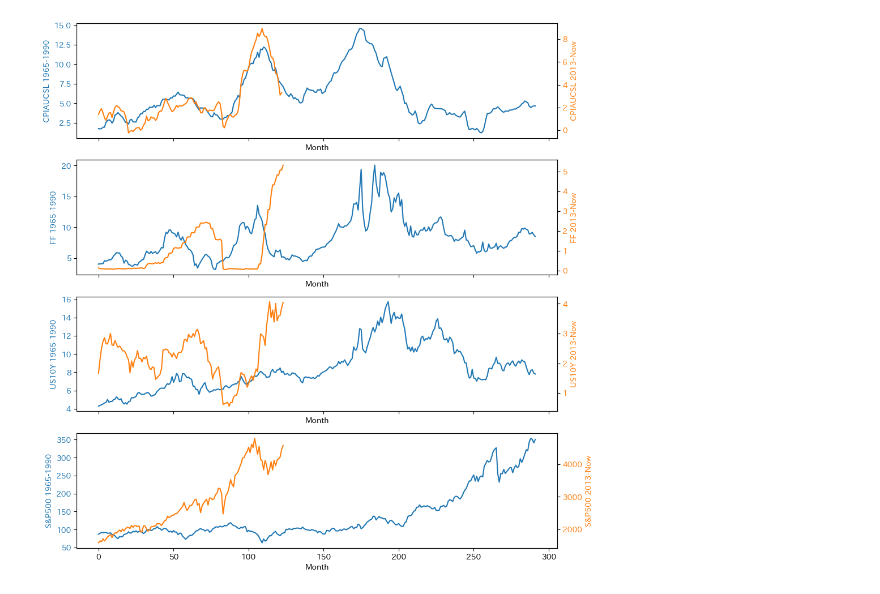
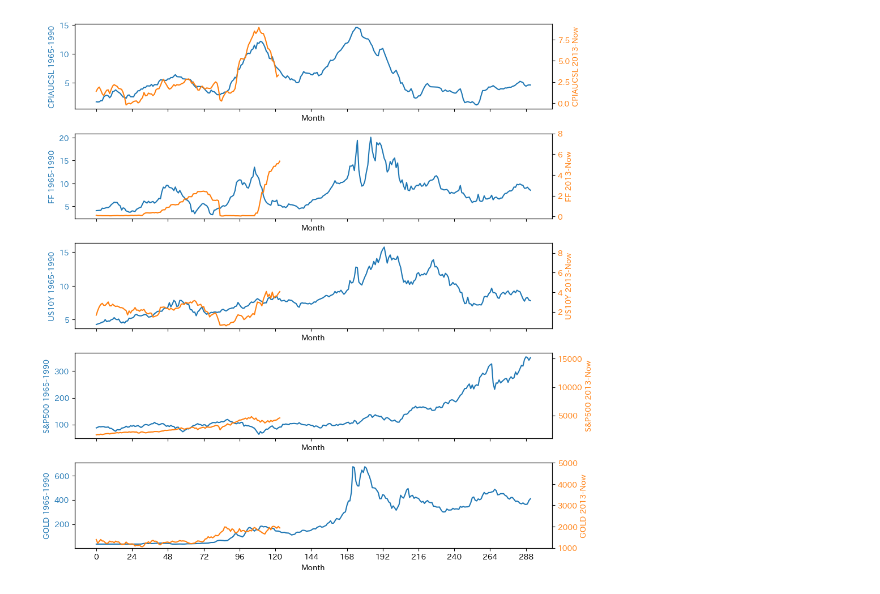
Before and after one commit to pingu342/python-finance, a Jupyter notebook: inflation.ipynb, the cells around one changed output. Cells and saved outputs as stored; diff of their text form; code cells hidden in the pictures.

Commit message:
GOLD

```diff
--- a/inflation.ipynb
+++ b/inflation.ipynb
@@ -58,9 +61,26 @@ data_spx_c21 = data[c21_start_date:]
 
 data_range_spx_c20 = range(len(data_spx_c20))
 data_range_spx_c21 = range(len(data_spx_c21))
+# %%
+# GOLDデータ
+data=pd.read_csv('data/data_csv.csv', sep=',',index_col='date',parse_dates=True)
+data = data.resample('M').first()
+
+# データを切り出す
+data_gold_c20 = data[c20_start_date:c20_end_date]
+data_range_gold_c20 = range(len(data_gold_c20))
+
+data=pd.read_csv('data/Gold Futures Historical Data.csv', sep=',',index_col='Date',parse_dates=True)
+data = data.resample('M').first()
+
+data['Price'] = data['Price'].str.replace(',', '').astype(float)
+
+# データを切り出す
+data_gold_c21 = data[c21_start_date:]
+data_range_gold_c21 = range(len(data_gold_c21))
 # %%
 # グラフを描画
-fig, (ax1, ax3, ax5, ax7) = plt.subplots(4, 1, figsize=(10, 10), sharex=True)
+fig, (ax1, ax3, ax5, ax7, ax9) = plt.subplots(5, 1, figsize=(10, 10), sharex=True)
 
 # 1965年からのCPIをプロット（左側のY軸）
 ax1.plot(data_range_cpi_c20, data_cpi_c20['CPIAUCSL_PC1'], label='1965-1990', color='tab:blue')
@@ -87,6 +107,7 @@ ax4 = ax3.twinx()
 
 # 2013年からのFFをプロット（右側のY軸）
 ax4.plot(data_range_ff_c21, data_ff_c21['FF'], label='2013-', color='tab:orange')
+ax4.set_ylim(-0.2, 8.0)
 ax4.set_ylabel('FF 2013-Now', color='tab:orange')
 ax4.tick_params(axis='y', labelcolor='tab:orange')
 
@@ -95,31 +116,49 @@ ax5.plot(data_range_us10y_c20, data_us10y_c20['DGS10'], label='1965-1990', color
 ax5.set_xlabel('Month')
 ax5.set_ylabel('US10Y 1965-1990', color='tab:blue')
 ax5.tick_params(axis='y', labelcolor='tab:blue')
 
 # 右側のY軸を作成
 ax6 = ax5.twinx()
 
 # 2013年からのUS10Yをプロット（右側のY軸）
 ax6.plot(data_range_us10y_c21, data_us10y_c21['DGS10'], label='2013-', color='tab:orange')
+ax6.set_ylim(0.3, 9.0)
 ax6.set_ylabel('US10Y 2013-Now', color='tab:orange')
 ax6.tick_params(axis='y', labelcolor='tab:orange')
 
 # US10Yのグラフの下に、1965年からのS&P500をプロット（左側のY軸）
 ax7.plot(data_range_spx_c20, data_spx_c20['Close'], label='1965-1990', color='tab:blue')
 ax7.set_xlabel('Month')
 ax7.set_ylabel('S&P500 1965-1990', color='tab:blue')
 ax7.tick_params(axis='y', labelcolor='tab:blue')
 
 # 右側のY軸を作成
 ax8 = ax7.twinx()
 
 # 2013年からのS&P500をプロット（右側のY軸）
 ax8.plot(data_range_spx_c21, data_spx_c21['Close'], label='2013-', color='tab:orange')
+ax8.set_ylim(1000, 16000)
 ax8.set_ylabel('S&P500 2013-Now', color='tab:orange')
 ax8.tick_params(axis='y', labelcolor='tab:orange')
 
+# S&P500のグラフの下に、1965年からのGOLDをプロット（左側のY軸）
+ax9.plot(data_range_gold_c20, data_gold_c20['price'], label='1965-1990', color='tab:blue')
+ax9.set_xlabel('Month')
+ax9.set_ylabel('GOLD 1965-1990', color='tab:blue')
+ax9.tick_params(axis='y', labelcolor='tab:blue')
+
+# 右側のY軸を作成
+ax10 = ax9.twinx()
+
+# 2013年からのGOLDをプロット（右側のY軸）
+ax10.plot(data_range_gold_c21, data_gold_c21['Price'], label='2013-', color='tab:orange')
+ax10.set_ylim(1000, 5000)
+ax10.set_ylabel('GOLD 2013-Now', color='tab:orange')
+ax10.tick_params(axis='y', labelcolor='tab:orange')
+
 # グラフを表示
+plt.xticks(np.arange(0,  len(data_range_gold_c20), 24))
 plt.tight_layout()
 plt.show()
 # %% [output]
-[figure, old version]
+[figure, new version]
```
Also changed, not shown: parts of 2 cells of this notebook.
